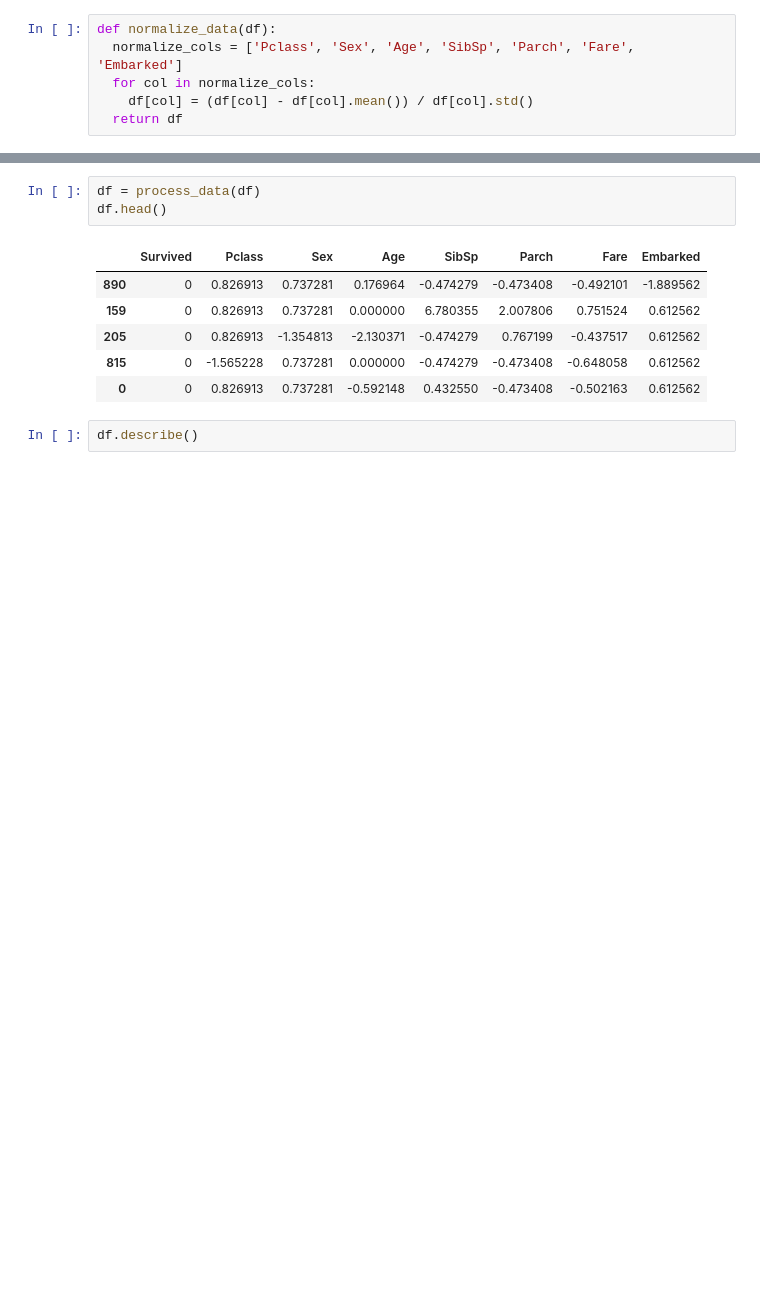
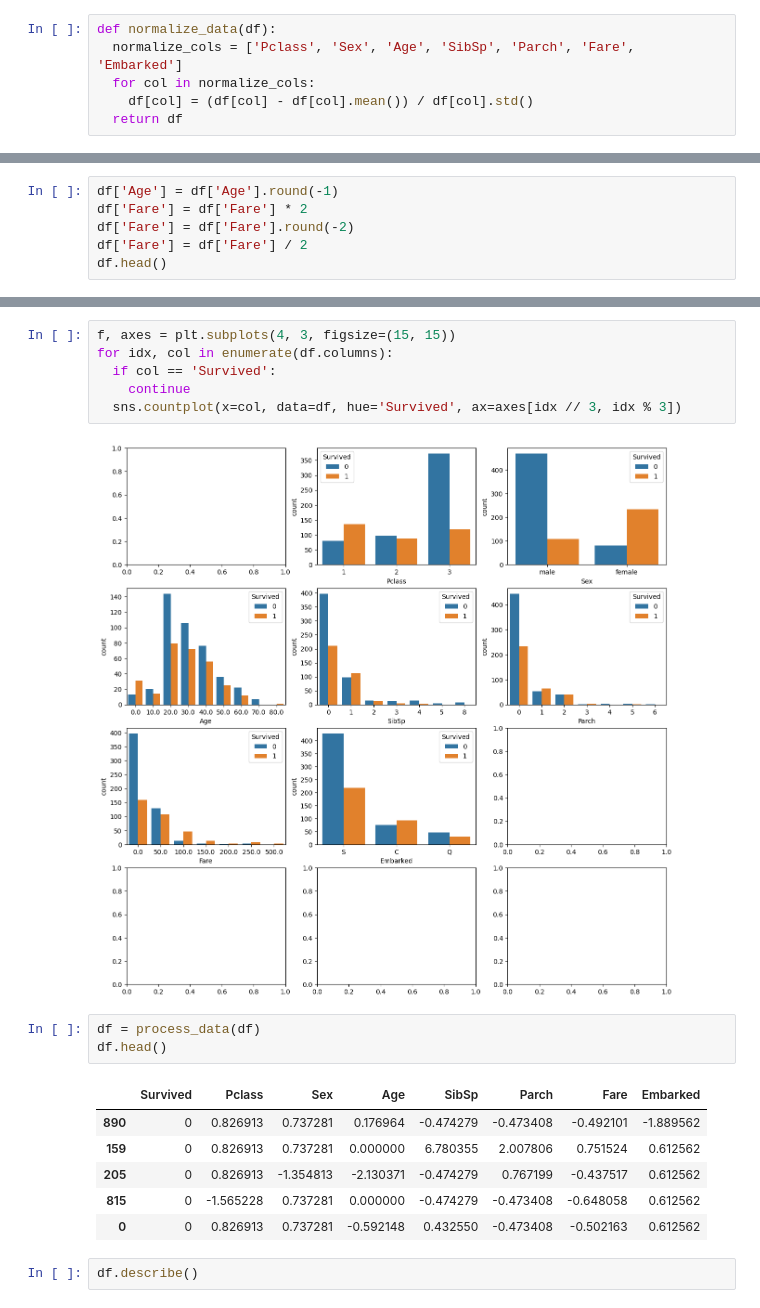
Before and after one commit to CJCSeniorProject/kaggle-titanic, a Jupyter notebook: run_knn.ipynb, the cells around one changed output, grey strips where cells are left out. Cells and saved outputs as stored; diff of their text form; blank space fills up the shorter version.

```diff
--- a/run_knn.ipynb
+++ b/run_knn.ipynb
@@ -38,0 +54,6 @@ df.head()
+# %%
+df['Age'] = df['Age'].round(-1)
+df['Fare'] = df['Fare'] * 2
+df['Fare'] = df['Fare'].round(-2)
+df['Fare'] = df['Fare'] / 2
+df.head()
@@ -39,3 +67,11 @@ df.head()
+# %%
+f, axes = plt.subplots(4, 3, figsize=(15, 15))
+for idx, col in enumerate(df.columns):
+  if col == 'Survived':
+    continue
+  sns.countplot(x=col, data=df, hue='Survived', ax=axes[idx // 3, idx % 3])
+# %% [output]
+[figure, added]
 # %%
 df = process_data(df)
 df.head()
```
Also changed, not shown: parts of 5 cells of this notebook.
